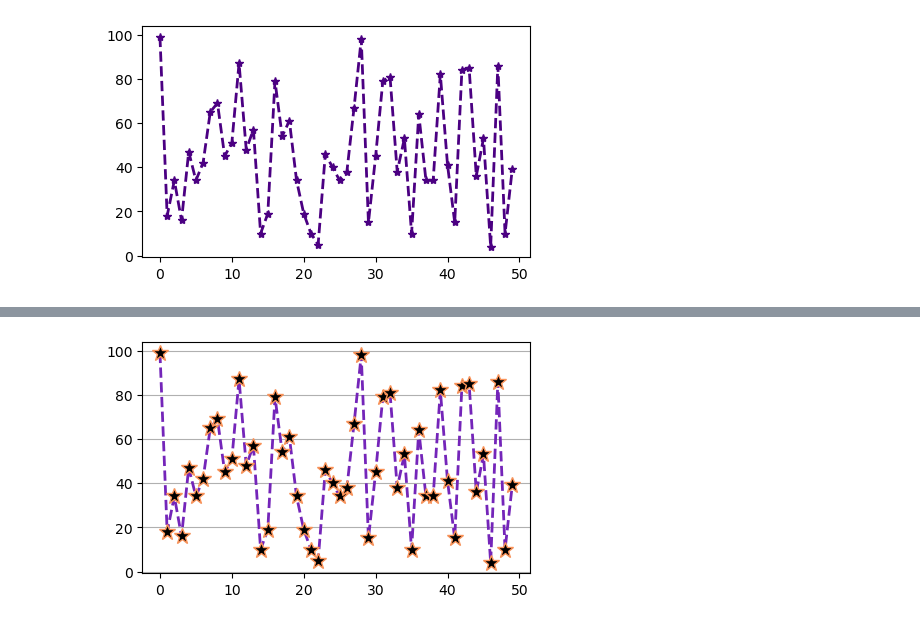
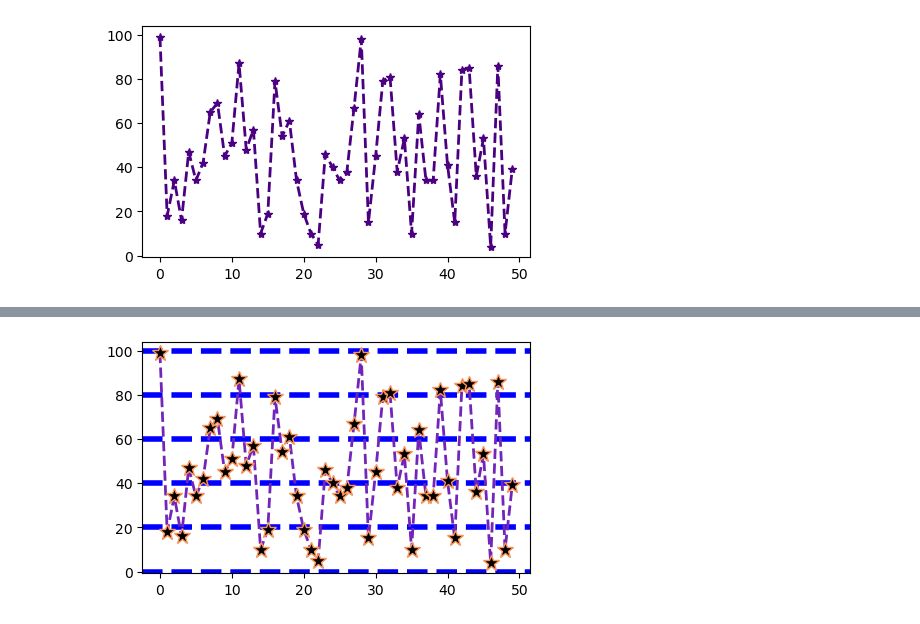
Before and after one commit to namraschazil/visualization, a Jupyter notebook: 02_activities/assignments/participation/Session 1 (23-7-24).ipynb, the cells around one changed output, grey strips where cells are left out. Saved outputs shown, nothing was run; the diff lists cells and outputs as text; code cells hidden in the pictures.

```diff
--- a/02_activities/assignments/participation/Session 1 (23-7-24).ipynb
+++ b/02_activities/assignments/participation/Session 1 (23-7-24).ipynb
@@ -89,14 +123,19 @@ ax.plot(x,
 # %%
 fig, ax = plt.subplots(figsize = (5,3))
 ax.plot(x,
         y,
         marker = '*',
         markersize= 12,
         color = '#7425b9',
         linestyle = '--',
         linewidth = 2,
         markeredgecolor = '#fa9359',
         markerfacecolor = '#000000')
+# adding grid style, size, color and width
 ax.grid(axis= 'y')
+ax.grid(axis= 'y', linestyle = '--',
+        color = 'blue',
+        linewidth = 4
+        )
 # %% [output]
-[figure, old version]
+[figure, new version]
```
Also changed, not shown: parts of 10 cells of this notebook.
